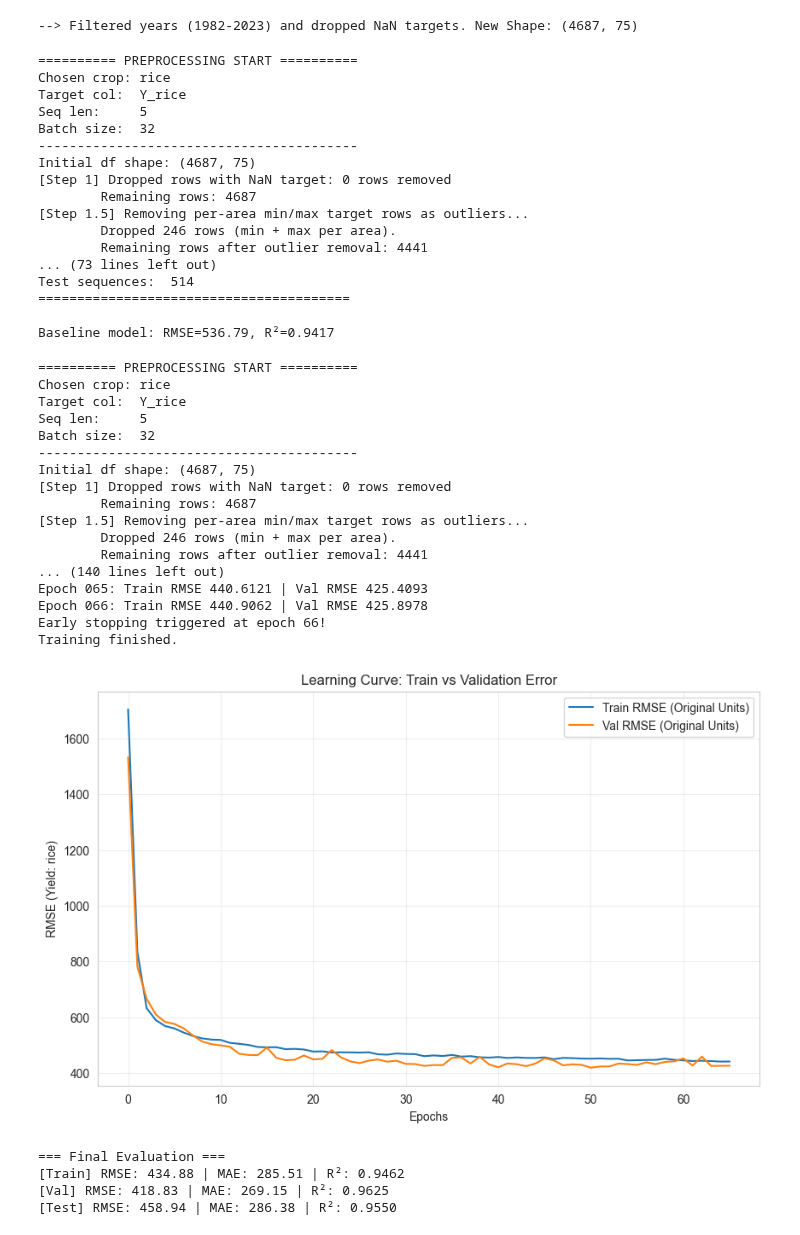
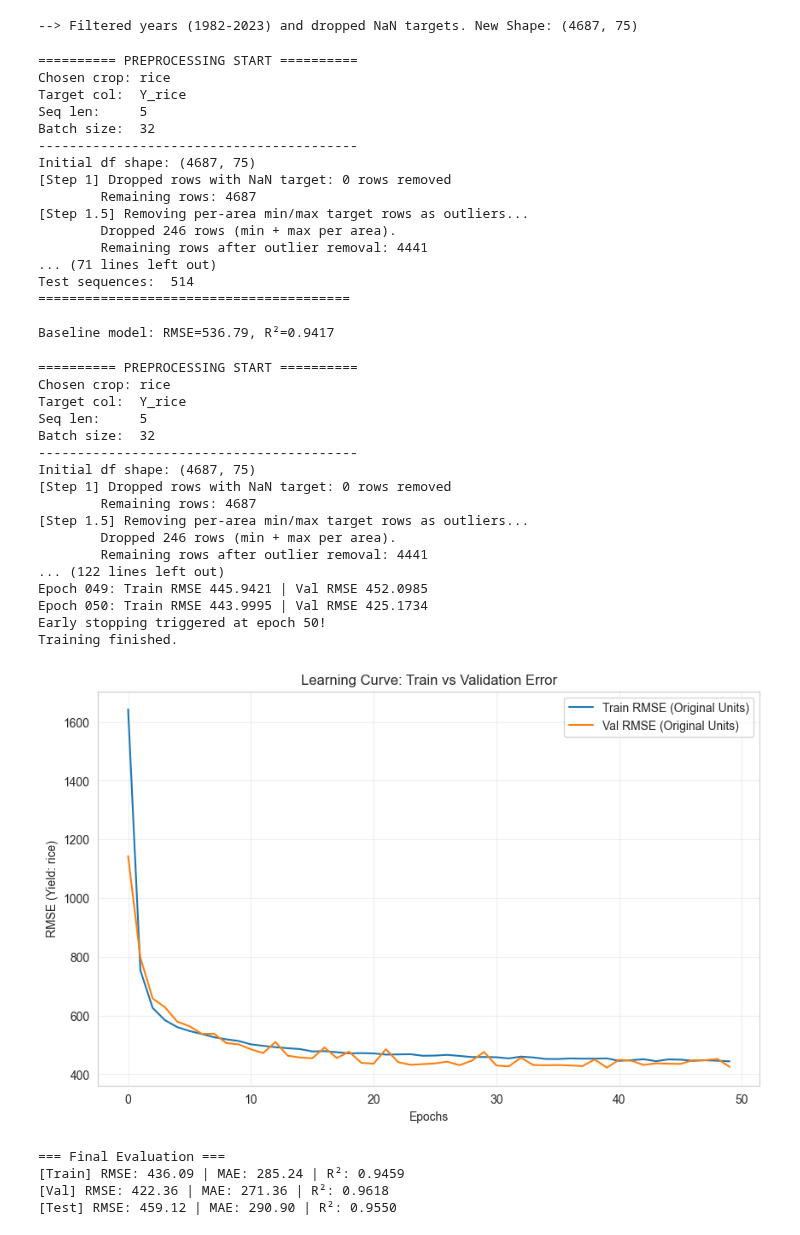
Before and after one commit to pavinpp/ML_project, a Jupyter notebook: Part_5_Model_LSTM.ipynb, the cells around one changed output. Saved outputs shown, nothing was run; the diff lists cells and outputs as text; code cells hidden in the pictures.

```diff
--- a/Part_5_Model_LSTM.ipynb
+++ b/Part_5_Model_LSTM.ipynb
@@ -43,7 +43,7 @@ SEQ_LEN     = 5
 BATCH_SIZE  = 32
 CLIP_QUANT  = 0.01
 EPOCHS      = 100
-PATIENCE    = 15
+PATIENCE    = 10
 LR          = 2e-4
 
 df = pd.read_parquet(PARQUET_PATH)
@@ -147,7 +147,7 @@ def preprocess_and_build_loaders(
     base_year = df_model["year"].min()
     df_model["year_index"] = df_model["year"] - base_year
     max_index = df_model["year_index"].max() if df_model["year_index"].max() > 0 else 1
-    df_model["year_norm"] = df_model["year_index"] / max_index
+    # df_model["year_norm"] = df_model["year_index"] / max_index
     print(f"        Base year: {base_year}")
     print(f"        Max year_index: {max_index}")
     print(f"        year range in df: {df_model['year'].min()}–{df_model['year'].max()}")
@@ -407,7 +407,7 @@ Initial df shape: (4687, 75)
 [Step 1.5] Removing per-area min/max target rows as outliers...
         Dropped 246 rows (min + max per area).
         Remaining rows after outlier removal: 4441
-... (73 lines left out)
+... (71 lines left out)
 Test sequences:  514
 ========================================
 
@@ -432,7 +432,7 @@ class LSTMRegressor(nn.Module):
         # 2. Output head: Linear -> Activation -> Linear
         self.fc = nn.Sequential(
             nn.Linear(hidden_dim, hidden_dim),
-            getattr(nn, activation)(),  # e.g. nn.ReLU(), nn.Tanh()
+            getattr(nn, activation)(),
             nn.Linear(hidden_dim, 1),
         )
 
@@ -446,7 +446,6 @@ class LSTMRegressor(nn.Module):
 
 # ============================================================
 # 3. GET DATA LOADERS FROM DF
-#    (df must already exist in your environment)
 # ============================================================
 train_loader, val_loader, test_loader, feature_cols, scaler_y = preprocess_and_build_loaders(
     df=df,
@@ -464,7 +463,7 @@ model = LSTMRegressor(
     input_dim=len(feature_cols),
     hidden_dim=64,
     num_layers=2,
-    dropout=0.2,
+    dropout=0.1,
     activation="ReLU",
 ).to(device)
 
@@ -478,8 +477,8 @@ best_rmse = float("inf")
 best_weights = None
 counter = 0
 
-train_rmse_history = []  # RMSE in original units
-val_rmse_history = []    # RMSE in original units
+train_rmse_history = []
+val_rmse_history = []
 
 print(f"Starting training on {len(train_loader)} batches...")
 
@@ -547,38 +546,38 @@ print("Training finished.")
 # ============================================================
 # 6. PLOT TRAIN vs VAL RMSE (ORIGINAL UNITS)
 # ============================================================
 plt.figure(figsize=(10, 6))
 plt.plot(train_rmse_history, label="Train RMSE (Original Units)")
 plt.plot(val_rmse_history, label="Val RMSE (Original Units)")
 plt.xlabel("Epochs")
 plt.ylabel(f"RMSE (Yield: {CHOSEN_CROP})")
 plt.title("Learning Curve: Train vs Validation Error")
 plt.legend()
 plt.grid(True, alpha=0.3)
 plt.show()
 
 # Load best weights (if any)
 if best_weights is not None:
     model.load_state_dict(best_weights)
 # %% [output]
 ========== PREPROCESSING START ==========
 Chosen crop: rice
 Target col:  Y_rice
 Seq len:     5
 Batch size:  32
 -----------------------------------------
 Initial df shape: (4687, 75)
 [Step 1] Dropped rows with NaN target: 0 rows removed
         Remaining rows: 4687
 [Step 1.5] Removing per-area min/max target rows as outliers...
         Dropped 246 rows (min + max per area).
         Remaining rows after outlier removal: 4441
-... (140 lines left out)
-Epoch 065: Train RMSE 440.6121 | Val RMSE 425.4093
-Epoch 066: Train RMSE 440.9062 | Val RMSE 425.8978
-Early stopping triggered at epoch 66!
+... (122 lines left out)
+Epoch 049: Train RMSE 445.9421 | Val RMSE 452.0985
+Epoch 050: Train RMSE 443.9995 | Val RMSE 425.1734
+Early stopping triggered at epoch 50!
 Training finished.
-[figure, old version]
+[figure, new version]
 # %%
 # ============================================================
 # 7. FINAL EVALUATION (TRAIN / VAL / TEST, ORIGINAL UNITS)
@@ -624,9 +623,9 @@ val_rmse,   val_mae,   val_r2,   _, _ = evaluate_loader(model, val_loader,   sca
 test_rmse,  test_mae,  test_r2,  p_test, t_test = evaluate_loader(model, test_loader,  scaler_y, split_name="Test")
 # %% [output]
 === Final Evaluation ===
-[Train] RMSE: 434.88 | MAE: 285.51 | R²: 0.9462
-[Val] RMSE: 418.83 | MAE: 269.15 | R²: 0.9625
-[Test] RMSE: 458.94 | MAE: 286.38 | R²: 0.9550
+[Train] RMSE: 436.09 | MAE: 285.24 | R²: 0.9459
+[Val] RMSE: 422.36 | MAE: 271.36 | R²: 0.9618
+[Test] RMSE: 459.12 | MAE: 290.90 | R²: 0.9550
 # %%
 import numpy as np
 import pandas as pd
```
Also changed, not shown: parts of 11 cells of this notebook, 2 other files.
